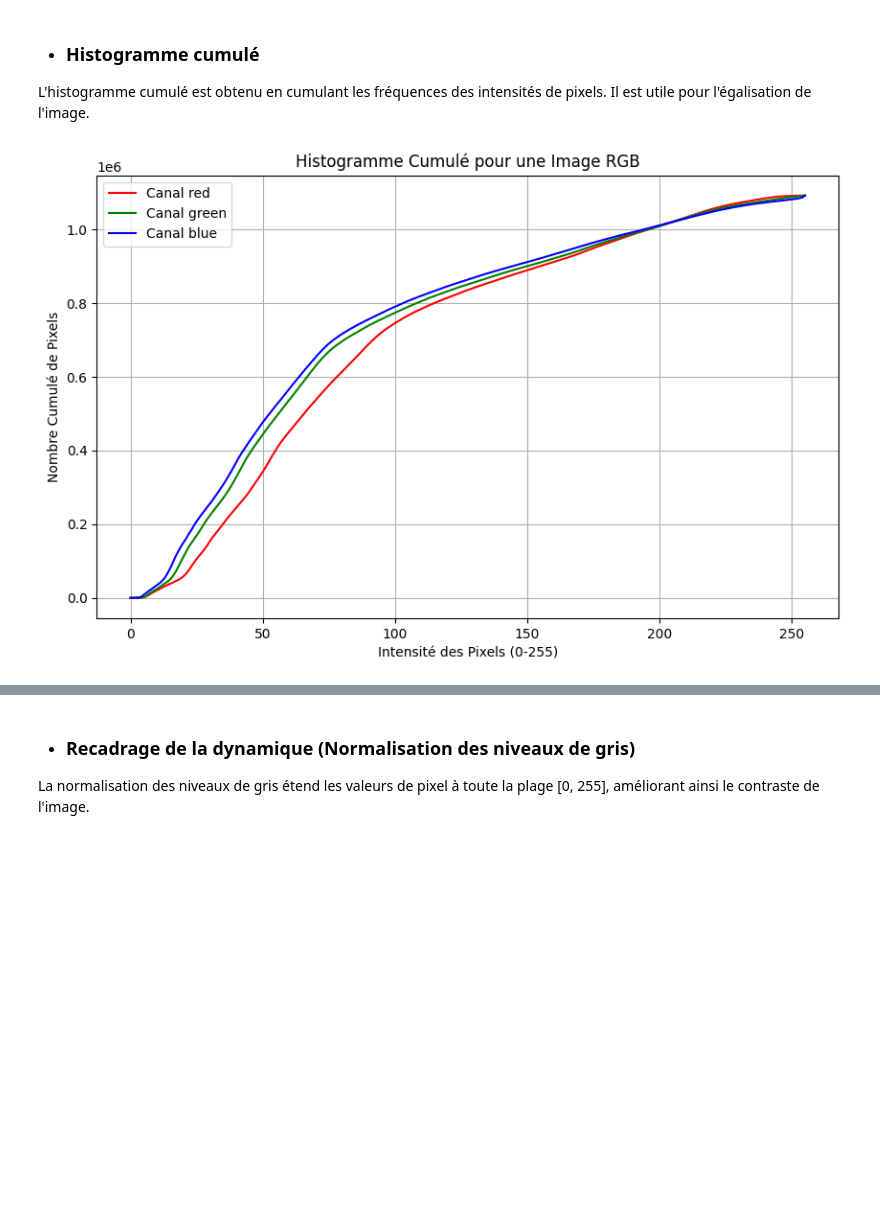
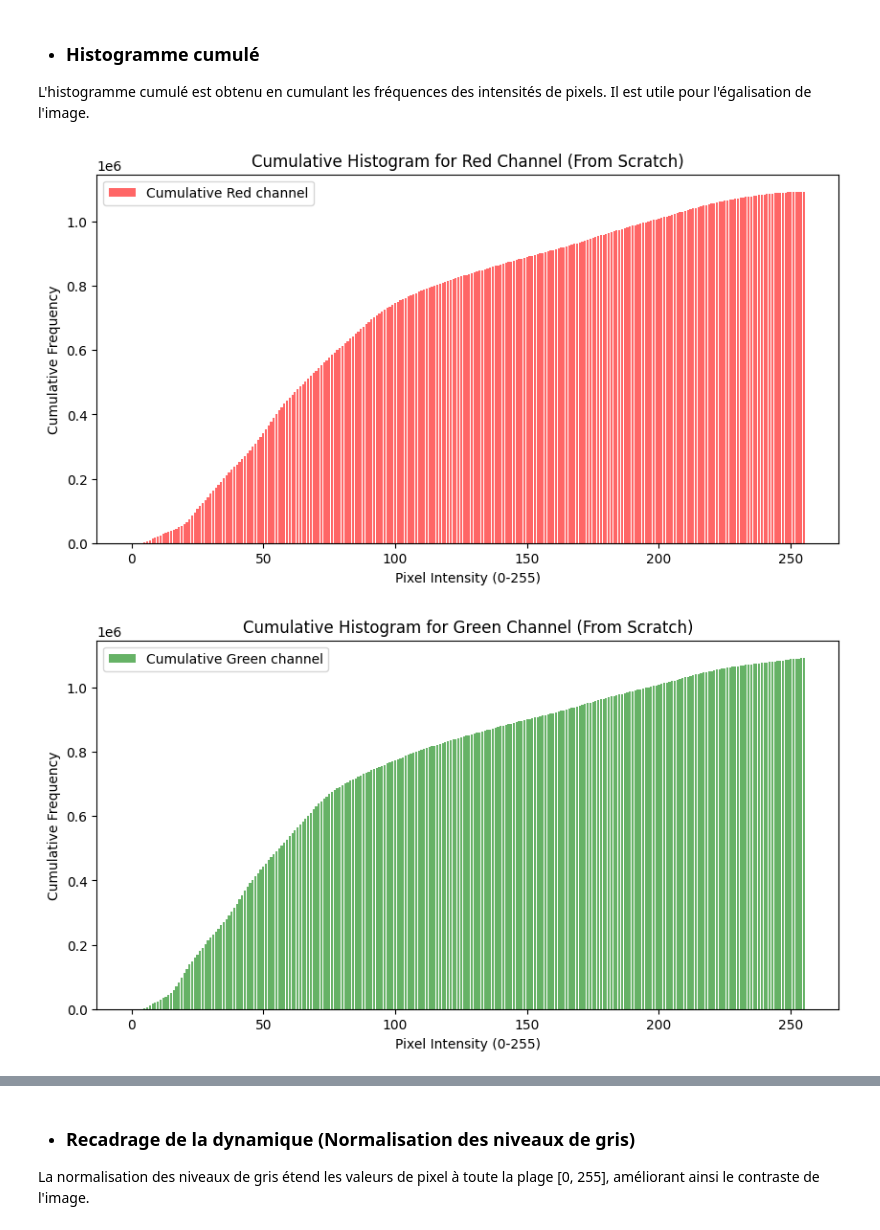
Before and after one commit to larbi-asmaoui/image-transformations-from-scratch, a Jupyter notebook: Transformations_From_Scratch.ipynb, the cells around one changed output, grey strips where cells are left out. Drawn from its saved outputs; the diff is of its cells as text; code cells hidden in the pictures; blank space fills up the shorter version.

```diff
--- a/Transformations_From_Scratch.ipynb
+++ b/Transformations_From_Scratch.ipynb
@@ -234,32 +255,46 @@ plt.show()
 # %% [markdown]
 * ### Histogramme cumulé
 L'histogramme cumulé est obtenu en cumulant les fréquences des intensités de pixels. Il est utile pour l'égalisation de l'image.
-# %%
-def calculate_cumulative_histogram(img):
-
-    img_arr = np.array(img)
-    colors = ('red', 'green', 'blue')
-    cumulative_histograms = []
-
-    plt.figure(figsize=(10, 6))
-
-    for i, color in enumerate(colors):
-        channel = img_arr[:, :, i]  # Extraire le canal R, G ou B
-        histogram, _ = np.histogram(channel, bins=256, range=(0, 256))
-        cumulative_histogram = np.cumsum(histogram)  # Histogramme cumulé
-        cumulative_histograms.append(cumulative_histogram)
-
-        plt.plot(cumulative_histogram, color=color, label=f'Canal {color}')
-
-    plt.title("Histogramme Cumulé pour une Image RGB")
-    plt.xlabel("Intensité des Pixels (0-255)")
-    plt.ylabel("Nombre Cumulé de Pixels")
-    plt.legend()
-    plt.grid()
-    plt.show()
-
-    return cumulative_histograms
-
-calculate_cumulative_histogram(image_1)
-# %% [output]
-[figure, removed]
+# %%
+def calculate_cumulative_histogram(histogram):
+    cumulative_hist = [0] * 256
+    cumulative_hist[0] = histogram[0]
+
+    for i in range(1, 256):
+        cumulative_hist[i] = cumulative_hist[i - 1] + histogram[i]
+
+    return cumulative_hist
+
+r_cumulative = calculate_cumulative_histogram(r_hist)
+g_cumulative = calculate_cumulative_histogram(g_hist)
+b_cumulative = calculate_cumulative_histogram(b_hist)
+
+plt.figure(figsize=(10, 5))
+
+plt.bar(range(256), r_cumulative, color="red", alpha=0.6, label='Cumulative Red channel')
+plt.title("Cumulative Histogram for Red Channel (From Scratch)")
+plt.xlabel("Pixel Intensity (0-255)")
+plt.ylabel("Cumulative Frequency")
+plt.legend()
+plt.show()
+
+# Green Channel Cumulative Histogram
+plt.figure(figsize=(10, 5))
+plt.bar(range(256), g_cumulative, color="green", alpha=0.6, label='Cumulative Green channel')
+plt.title("Cumulative Histogram for Green Channel (From Scratch)")
+plt.xlabel("Pixel Intensity (0-255)")
+plt.ylabel("Cumulative Frequency")
+plt.legend()
+plt.show()
+
+# Blue Channel Cumulative Histogram
+plt.figure(figsize=(10, 5))
+plt.bar(range(256), b_cumulative, color="blue", alpha=0.6, label='Cumulative Blue channel')
+plt.title("Cumulative Histogram for Blue Channel (From Scratch)")
+plt.xlabel("Pixel Intensity (0-255)")
+plt.ylabel("Cumulative Frequency")
+plt.legend()
+plt.show()
+# %% [output]
+[figure, added]
+[figure, added]
```
Also changed, not shown: parts of 5 cells of this notebook.
